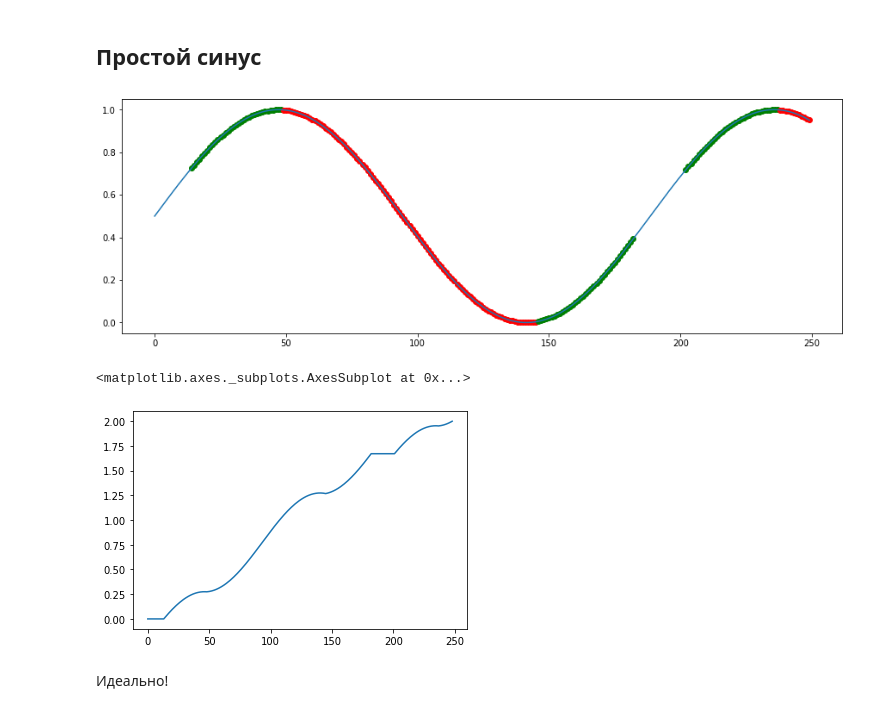
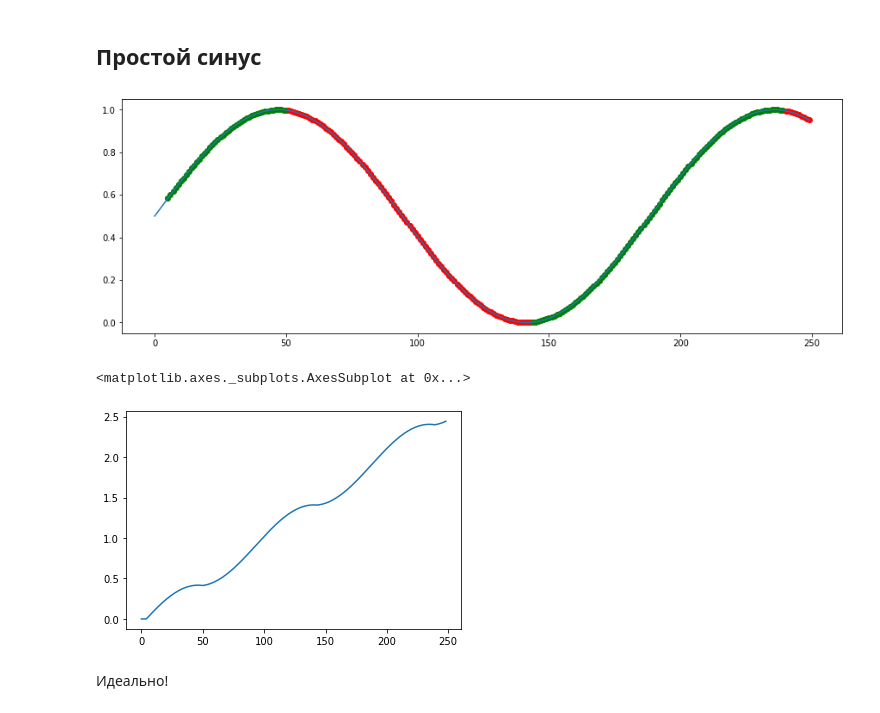
Before and after one commit to ikonushok/AI-Traiding, a Jupyter notebook: Пример_применения_RL_с_нуля__в_финтехе.ipynb, the cells around one changed output. Cells and saved outputs as stored; diff of their text form; code cells hidden in the pictures.

```diff
--- a/Пример_применения_RL_с_нуля__в_финтехе.ipynb
+++ b/Пример_применения_RL_с_нуля__в_финтехе.ipynb
@@ -378,7 +378,7 @@ WINDOW_SHAPE = 5
 # Шаг предыдущих данных
 REWARD_TIME = 1
 # Число доступных действий
-ACTIONS_SHAPE = 3
+ACTIONS_SHAPE = 2
 # Размер выборки
 SAMPLE_SIZE = 30
 # %%
@@ -419,7 +403,7 @@ for i in range(epochs):
         # Текущий Y на графике и предыдущие WINDOW_SHAPE шагов
         state_j = environment.get_state(j, WINDOW_SHAPE)
         # Получаем предсказание по данному состоянию через модель
-        q_value_j = agent.get_value_action_value(state_j.values.reshape(1, WINDOW_SHAPE))
+        q_value_j = agent.get_value_action_value(state_j)
 
         # 2. Выбираем действие для текущего состояния
         # В зависимости от длины эпсилона, выбираем случайное действие
@@ -427,7 +411,7 @@ for i in range(epochs):
         if (np.random.random() < epsilon):
             action = np.random.randint(0, ACTIONS_SHAPE)
         else:
-            action = (np.argmax(q_value_j.detach()))
+            action = np.argmax(q_value_j.detach().numpy())
 
         # 3. Получаем награду за выбранное действие
         reward_value_j = environment.get_reward(action, j, j + REWARD_TIME)
@@ -438,12 +422,12 @@ for i in range(epochs):
         state_j_1 = environment.get_state(j + 1, WINDOW_SHAPE)
 
         # 5. Сохраняем все полученные данные в агента
-        agent.save_experience(state_j, q_value_j, action, reward_value_j, state_j_1)
+        agent.save_experience(state_j, action, reward_value_j, state_j_1)
 
         # 6. Как только число ранее полученных сэмплов перевалило
         # за необходимое, начинаем тренировать сеть
         if j > SAMPLE_SIZE * 2:
-            agent.replay_experience(alpha, gamma, SAMPLE_SIZE)
+            agent.replay_experience(gamma, SAMPLE_SIZE)
 
     # С каждым шагом уменьшаем эпсилон, чтобы бот начинал действовать
     # по собственным прогнозам и переставал изучать среду
@@ -476,3 +464,8 @@ action_to_backtest_action = {
+# %%
+action_to_backtest_action = {
+    1: 1,  # покупаем
+    0: -1,  # продаем
+}
 # %% [markdown]
 ## Простой синус
 # %%
@@ -482,7 +475,7 @@ for j in range(WINDOW_SHAPE, DATASET_LENGTH, REWARD_TIME):
     # Текущая цена и предыдущие WINDOW_SHAPE шагов
     state_j = environment.get_state(j, WINDOW_SHAPE)
     # Получаем предикт бота по данным
-    q_value_j = agent.get_value_action_value(state_j.values.reshape(1,WINDOW_SHAPE))
+    q_value_j = agent.get_value_action_value(state_j)
     # Определяем сигнал и записываем в события
     actions.append(action_to_backtest_action[np.argmax(q_value_j.detach().numpy())])
 # %%
@@ -491,29 +484,29 @@ plt.plot(environment.data)
 for e, a in enumerate(actions):
     e += WINDOW_SHAPE
     if a == 1:
-        plt.scatter(e, environment.data.iloc[e], color = 'green')
+        plt.scatter(e, environment.data[e], color = 'green')
     elif a == -1:
-        plt.scatter(e, environment.data.iloc[e], color = 'red')
+        plt.scatter(e, environment.data[e], color = 'red')
     else:
         pass
 plt.show()
 # %% [output]
-[figure, old version]
+[figure, new version]
 # %%
 # Составляем график доходов. Сделаем фрейм формата Цена/Сигнал
 backtest = pd.DataFrame({
-    'price': environment.data.values.flatten(),
+    'price': environment.data.flatten(),
     # Первые 5 сигналов отсутствуют, мы должны расширить данные
     # и добавить дополнительные 5 элементов в начало с сигналом 0
     'signal': [0] * WINDOW_SHAPE + actions
 })
 # Получаем производные цен и делаем сдвиг
 backtest['price_diff'] = backtest['price'].diff().shift(-1)
 # Суммируем доходы и выводим график
 (backtest['price_diff'] * backtest['signal']).cumsum().plot()
 # %% [output]
 <matplotlib.axes._subplots.AxesSubplot at 0x...>
-[figure, old version]
+[figure, new version]
 # %% [markdown]
 Идеально!
 # %% [markdown]
```
Also changed, not shown: parts of 37 cells of this notebook.
